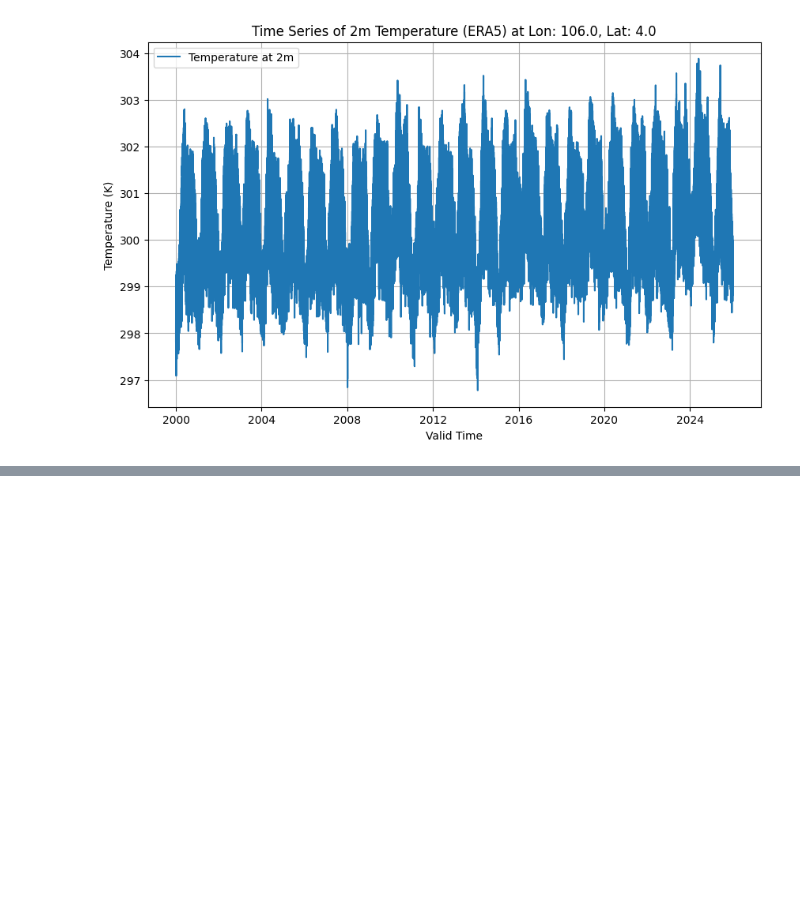
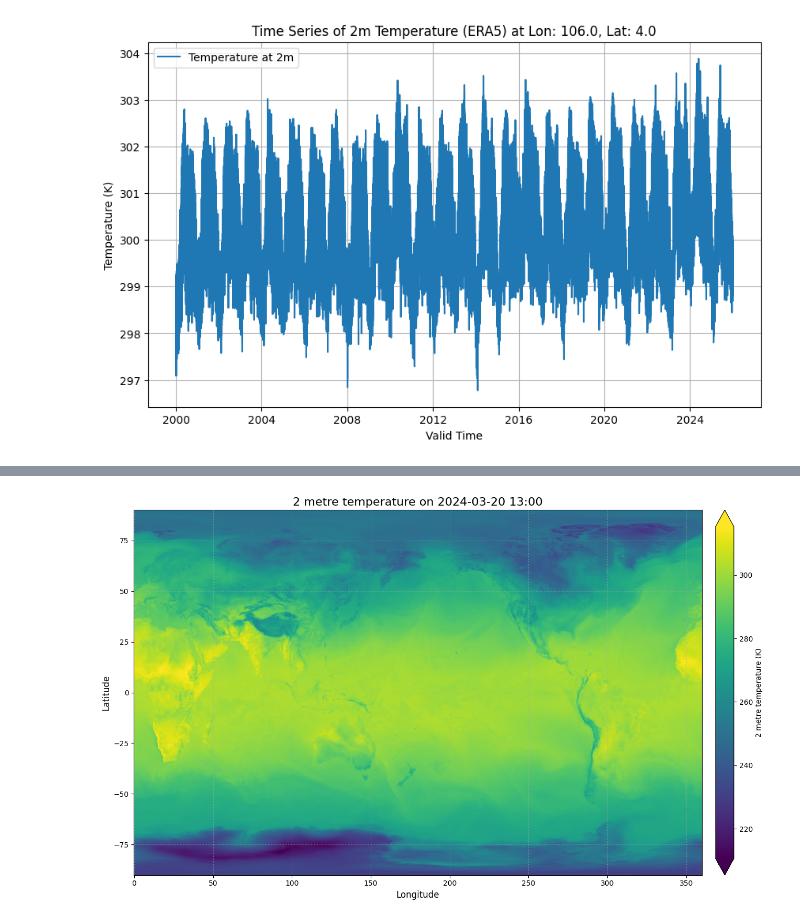
Before and after one commit to redouanelg/climatsuds-tutorials, a Jupyter notebook: Data_Access/arraylake_era5_access.ipynb, the cells around one changed output, grey strips where cells are left out. Cells and saved outputs as stored; diff of their text form; code cells hidden in the pictures; blank space fills up the shorter version.

```diff
--- a/Data_Access/arraylake_era5_access.ipynb
+++ b/Data_Access/arraylake_era5_access.ipynb
@@ -71,0 +119,3 @@ plt.show()
+# %%
+ds_spatial = xr.open_zarr(session.store,  group="single/spatial", chunks=None)
+ds_spatial
@@ -71,0 +140,47 @@ plt.show()
+# %%
+import numpy as np
+
+# Select a random day (time index)
+random_idx = np.random.randint(0, len(ds_spatial['valid_time']))
+random_day_data = ds_spatial.isel(valid_time=random_idx)
+
+# Choose a variable to plot. 't2m' (2m temperature) is a good candidate for visualization.
+# If 't2m' is not available, we could pick another suitable variable.
+if 't2m' in random_day_data.data_vars:
+    data_to_plot = random_day_data['t2m']
+else:
+    # Fallback to the first available data variable if t2m is not present
+    print("Warning: 't2m' variable not found, plotting the first available data variable.")
+    data_to_plot = random_day_data[list(random_day_data.data_vars)[0]]
+
+# Get the exact time for the title
+plot_time = data_to_plot['valid_time'].dt.strftime('%Y-%m-%d %H:%M').item()
+
+# Create a pretty plot
+plt.figure(figsize=(14, 8))
+p = data_to_plot.plot.pcolormesh(
+    x='longitude',
+    y='latitude',
+    cmap='viridis',  # 'viridis' is a good perceptually uniform colormap
+    add_colorbar=True,
+    cbar_kwargs={
+        'label': f'{data_to_plot.attrs.get("long_name", data_to_plot.name)} ({data_to_plot.attrs.get("units", "K")})',
+        'orientation': 'vertical',
+        'pad': 0.02
+    },
+    extend='both' # Extends colorbar for values outside the normal range
+)
+
+plt.title(
+    f'{data_to_plot.attrs.get("long_name", data_to_plot.name)} on {plot_time}',
+    fontsize=16
+)
+plt.xlabel('Longitude', fontsize=12)
+plt.ylabel('Latitude', fontsize=12)
+plt.xticks(fontsize=10)
+plt.yticks(fontsize=10)
+plt.grid(True, linestyle=':', alpha=0.6)
+plt.tight_layout()
+plt.show()
+# %% [output]
+[figure, added]
```
Also changed, not shown: parts of 8 cells of this notebook.
